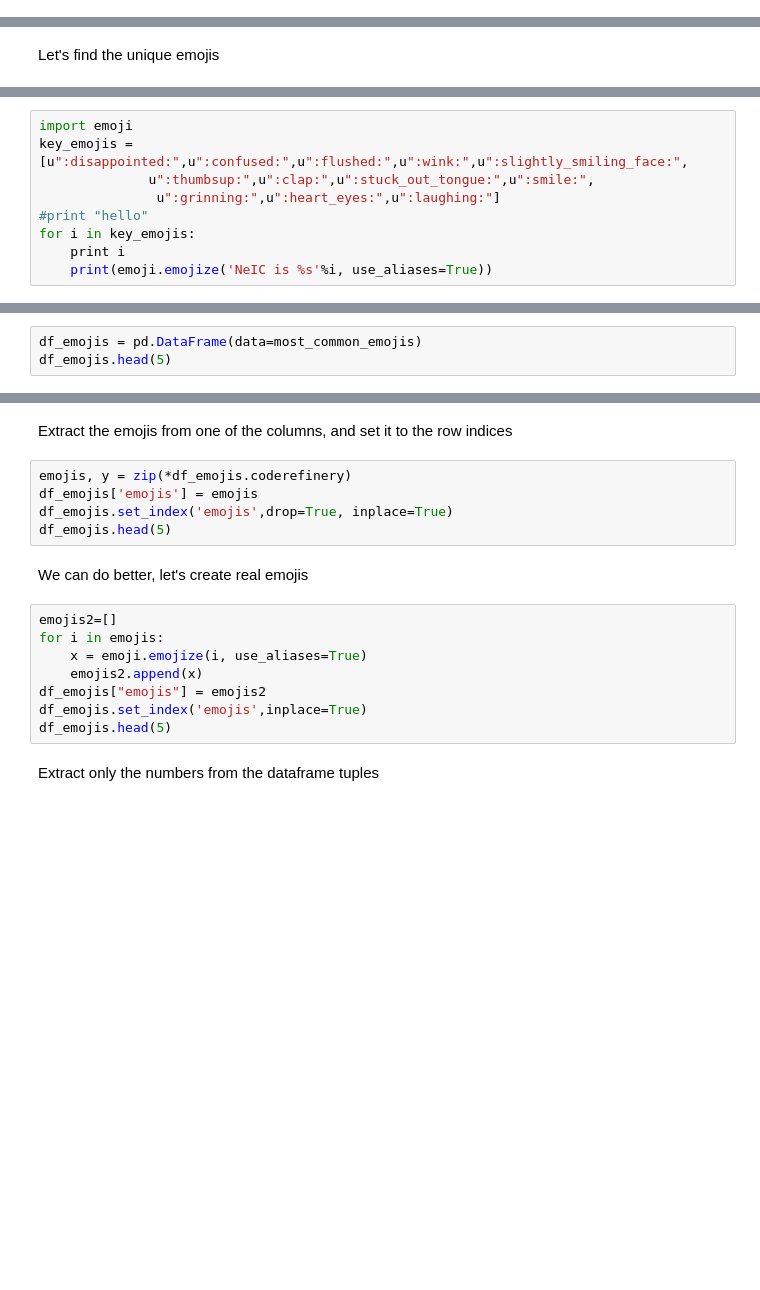
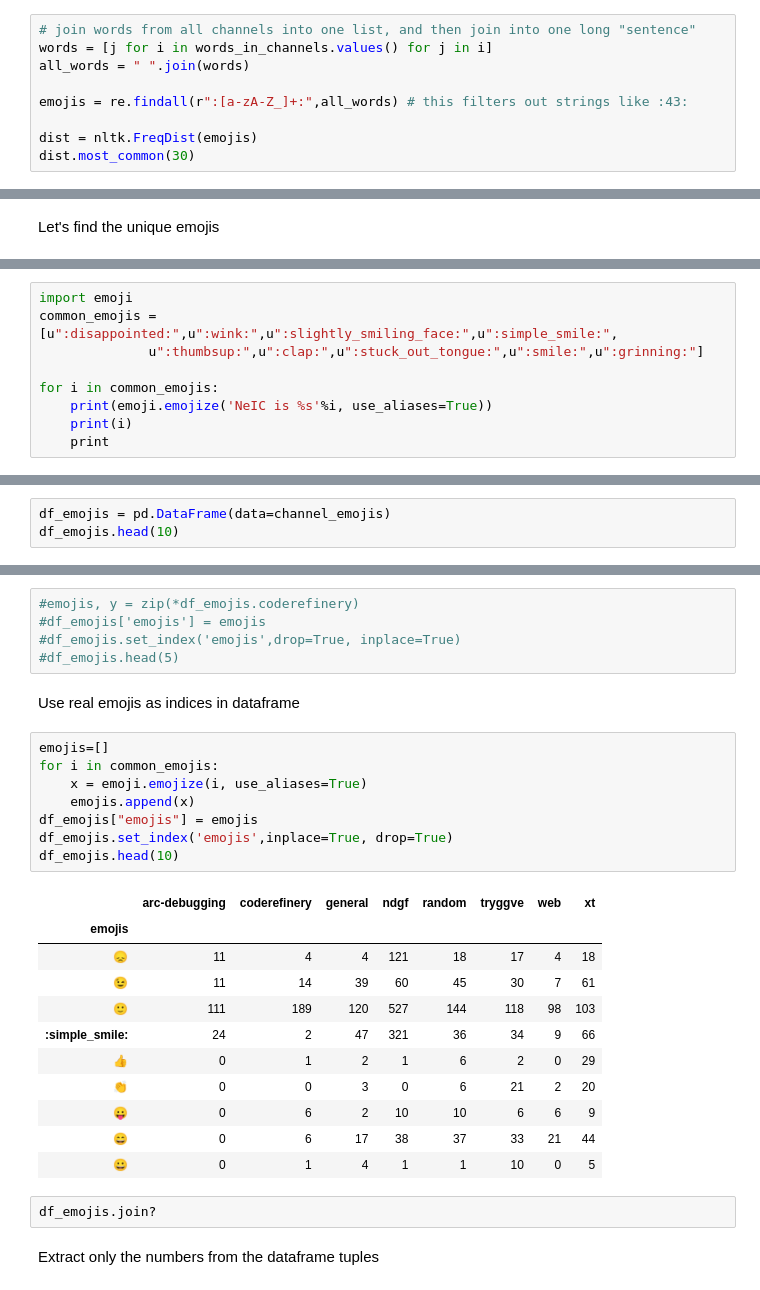
Before and after one commit to coderefinery/ahm18-nlp-slack, a Jupyter notebook: inspect-slacklogs.ipynb, the cells around one changed output, grey strips where cells are left out. Saved outputs shown, nothing was run; the diff lists cells and outputs as text; blank space fills up the shorter version.

```diff
--- a/inspect-slacklogs.ipynb
+++ b/inspect-slacklogs.ipynb
@@ -228,0 +482,9 @@ most_common_emojis
+# %%
+# join words from all channels into one list, and then join into one long "sentence"
+words = [j for i in words_in_channels.values() for j in i]
+all_words = " ".join(words)
+
+emojis = re.findall(r":[a-zA-Z_]+:",all_words) # this filters out strings like :43:
+
+dist = nltk.FreqDist(emojis)
+dist.most_common(30)
@@ -239,9 +537,9 @@ Let's investigate a few key emojis, in increasing order of positivity
 # %%
 import emoji
-key_emojis = [u":disappointed:",u":confused:",u":flushed:",u":wink:",u":slightly_smiling_face:",
-              u":thumbsup:",u":clap:",u":stuck_out_tongue:",u":smile:",
-               u":grinning:",u":heart_eyes:",u":laughing:"]
-#print "hello"
-for i in key_emojis:
-    print i
+common_emojis = [u":disappointed:",u":wink:",u":slightly_smiling_face:",u":simple_smile:",
+              u":thumbsup:",u":clap:",u":stuck_out_tongue:",u":smile:",u":grinning:"]
+
+for i in common_emojis:
     print(emoji.emojize('NeIC is %s'%i, use_aliases=True))
+    print(i)
+    print
@@ -263,3 +647,3 @@ most_common_emojis
 # %%
-df_emojis = pd.DataFrame(data=most_common_emojis)
-df_emojis.head(5)
+df_emojis = pd.DataFrame(data=channel_emojis)
+df_emojis.head(10)
@@ -266,20 +661,32 @@ df_emojis.head(5)
-# %% [markdown]
-Extract the emojis from one of the columns, and set it to the row indices
 # %%
-emojis, y = zip(*df_emojis.coderefinery)
-df_emojis['emojis'] = emojis
-df_emojis.set_index('emojis',drop=True, inplace=True)
-df_emojis.head(5)
+#emojis, y = zip(*df_emojis.coderefinery)
+#df_emojis['emojis'] = emojis
+#df_emojis.set_index('emojis',drop=True, inplace=True)
+#df_emojis.head(5)
-# %% [markdown]
-We can do better, let's create real emojis
+# %% [markdown]
+Use real emojis as indices in dataframe
 # %%
-emojis2=[]
-for i in emojis:
+emojis=[]
+for i in common_emojis:
     x = emoji.emojize(i, use_aliases=True)
-    emojis2.append(x)
-df_emojis["emojis"] = emojis2
-df_emojis.set_index('emojis',inplace=True)
-df_emojis.head(5)
+    emojis.append(x)
+df_emojis["emojis"] = emojis
+df_emojis.set_index('emojis',inplace=True, drop=True)
+df_emojis.head(10)
+# %% [output]
+|  | arc-debugging | coderefinery | general | ndgf | random | tryggve | web | xt |
+| emojis |  |  |  |  |  |  |  |  |
+| 😞 | 11 | 4 | 4 | 121 | 18 | 17 | 4 | 18 |
+| 😉 | 11 | 14 | 39 | 60 | 45 | 30 | 7 | 61 |
+| 🙂 | 111 | 189 | 120 | 527 | 144 | 118 | 98 | 103 |
+| :simple_smile: | 24 | 2 | 47 | 321 | 36 | 34 | 9 | 66 |
+| 👍 | 0 | 1 | 2 | 1 | 6 | 2 | 0 | 29 |
+| 👏 | 0 | 0 | 3 | 0 | 6 | 21 | 2 | 20 |
+| 😛 | 0 | 6 | 2 | 10 | 10 | 6 | 6 | 9 |
+| 😄 | 0 | 6 | 17 | 38 | 37 | 33 | 21 | 44 |
+| 😀 | 0 | 1 | 4 | 1 | 1 | 10 | 0 | 5 |
+# %%
+df_emojis.join?
 # %% [markdown]
 Extract only the numbers from the dataframe tuples
 # %%
```
Also changed, not shown: parts of 60 cells of this notebook.
